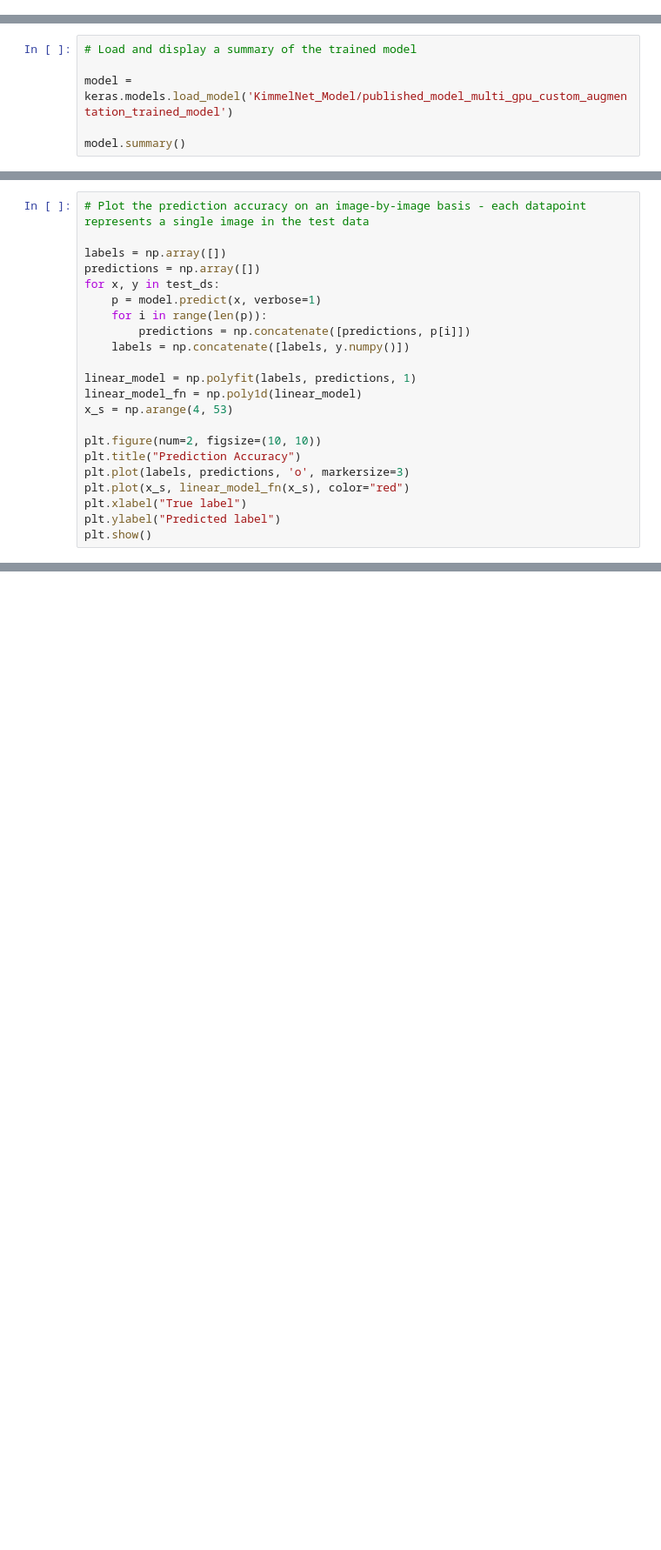
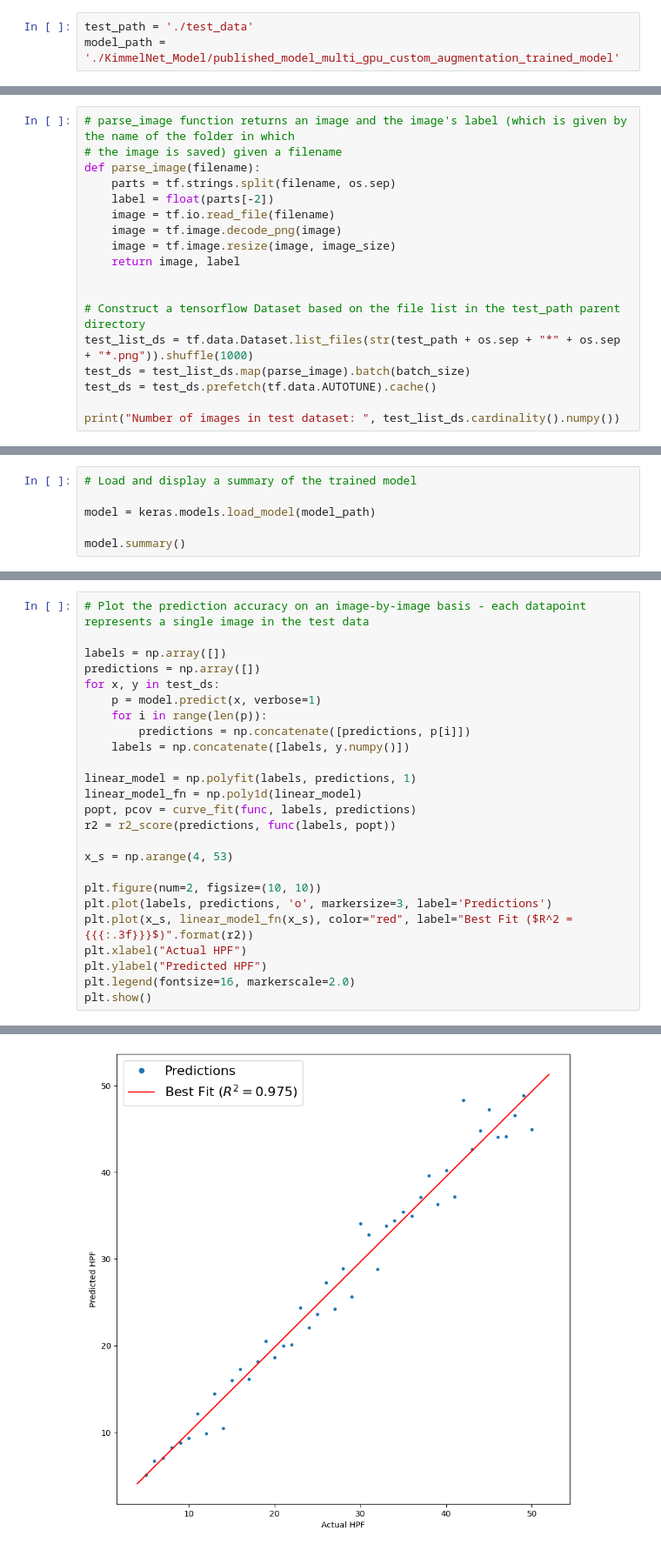
Before and after one commit to djpbarry/KimmelNET, a Jupyter notebook: zebrafish_age_estimator.ipynb, the cells around one changed output, grey strips where cells are left out. Shown at 87% size. Cells and saved outputs as stored; diff of their text form; blank space fills up the shorter version.

```diff
--- a/zebrafish_age_estimator.ipynb
+++ b/zebrafish_age_estimator.ipynb
@@ -32,0 +32,3 @@ print("Number of images in test dataset: ", test_list_ds.cardinality().numpy())
+# %%
+test_path = './test_data'
+model_path = './KimmelNet_Model/published_model_multi_gpu_custom_augmentation_trained_model'
@@ -32,0 +39,18 @@ print("Number of images in test dataset: ", test_list_ds.cardinality().numpy())
+# %%
+# parse_image function returns an image and the image's label (which is given by the name of the folder in which
+# the image is saved) given a filename
+def parse_image(filename):
+    parts = tf.strings.split(filename, os.sep)
+    label = float(parts[-2])
+    image = tf.io.read_file(filename)
+    image = tf.image.decode_png(image)
+    image = tf.image.resize(image, image_size)
+    return image, label
+
+
+# Construct a tensorflow Dataset based on the file list in the test_path parent directory
+test_list_ds = tf.data.Dataset.list_files(str(test_path + os.sep + "*" + os.sep + "*.png")).shuffle(1000)
+test_ds = test_list_ds.map(parse_image).batch(batch_size)
+test_ds = test_ds.prefetch(tf.data.AUTOTUNE).cache()
+
+print("Number of images in test dataset: ", test_list_ds.cardinality().numpy())
@@ -33,6 +61,6 @@ print("Number of images in test dataset: ", test_list_ds.cardinality().numpy())
 # %%
 # Load and display a summary of the trained model
 
-model = keras.models.load_model('KimmelNet_Model/published_model_multi_gpu_custom_augmentation_trained_model')
+model = keras.models.load_model(model_path)
 
 model.summary()
@@ -67,12 +124,16 @@ for x, y in test_ds:
 
 linear_model = np.polyfit(labels, predictions, 1)
 linear_model_fn = np.poly1d(linear_model)
+popt, pcov = curve_fit(func, labels, predictions)
+r2 = r2_score(predictions, func(labels, popt))
+
 x_s = np.arange(4, 53)
 
 plt.figure(num=2, figsize=(10, 10))
-plt.title("Prediction Accuracy")
-plt.plot(labels, predictions, 'o', markersize=3)
-plt.plot(x_s, linear_model_fn(x_s), color="red")
-plt.xlabel("True label")
-plt.ylabel("Predicted label")
+plt.plot(labels, predictions, 'o', markersize=3, label='Predictions')
+plt.plot(x_s, linear_model_fn(x_s), color="red", label="Best Fit ($R^2 = {{{:.3f}}}$)".format(r2))
+plt.xlabel("Actual HPF")
+plt.ylabel("Predicted HPF")
+plt.legend(fontsize=16, markerscale=2.0)
 plt.show()
+# %% [output]
@@ -78,0 +142 @@ plt.show()
+[figure, added]
```
Also changed, not shown: parts of 16 cells of this notebook.
